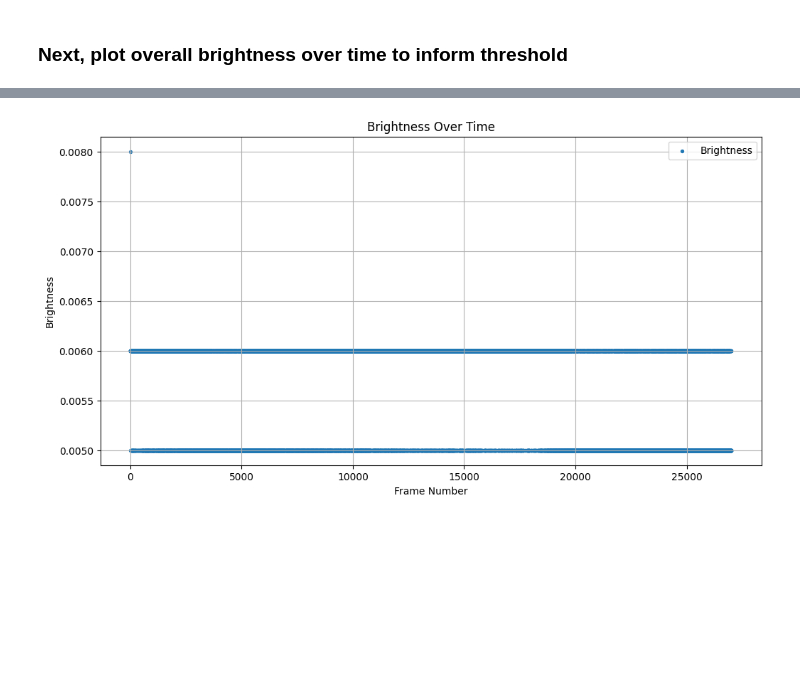
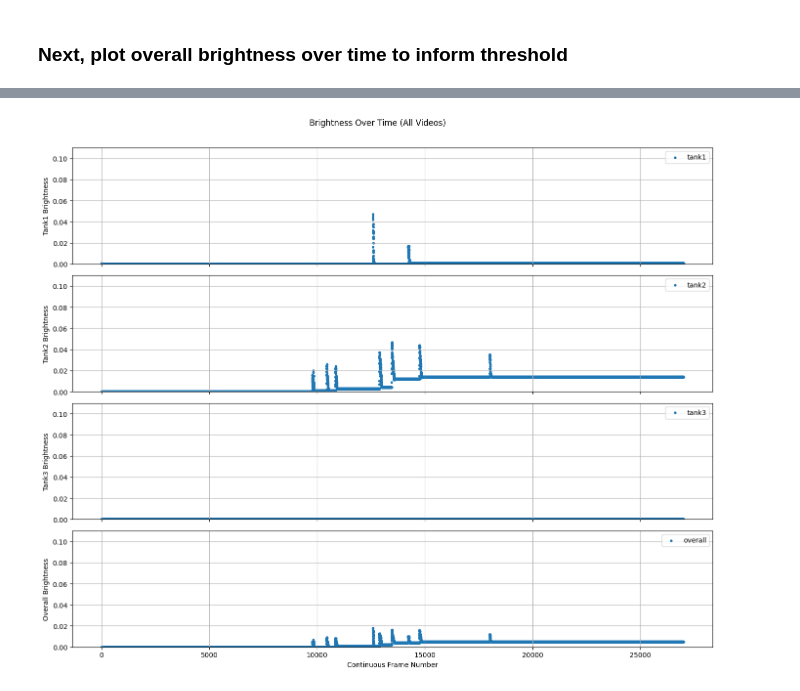
Before and after one commit to ucsb-oakley-lab/lunar, a Jupyter notebook: notebooks/Panama_April2025/Find_Contours_in_Video.ipynb, the cells around one changed output, grey strips where cells are left out. Drawn from its saved outputs; the diff is of its cells as text; code cells hidden in the pictures; blank space fills up the shorter version.

```diff
--- a/notebooks/Panama_April2025/Find_Contours_in_Video.ipynb
+++ b/notebooks/Panama_April2025/Find_Contours_in_Video.ipynb
@@ -68,21 +197,47 @@ subprocess.run([
 # %%
-#Plot brightness over time
-
 import pandas as pd
 import matplotlib.pyplot as plt
 
-# Load CSV results
-csv_path = '../../results/041025PA_experimental_brightness.csv'
-df = pd.read_csv(csv_path, header=None)
+# Load CSV results (assumes one header row)
+csv_path = '../../results/concatenated_brightness.csv'
+df = pd.read_csv(csv_path)
 
-# Plot frame (col 0) vs brightness (col 2) as points
-plt.figure(figsize=(12, 6))
-plt.scatter(df[0], df[2], label='Brightness', s=8)
-plt.xlabel('Frame Number')
-plt.ylabel('Brightness')
-plt.title('Brightness Over Time')
-plt.legend()
-plt.grid(True)
+# Renumber frames to be continuous
+frame_col = 'frame'
+source_file_col = 'source_file' if 'source_file' in df.columns else df.columns[-1]
+new_frame_numbers = []
+current_frame = 0
+last_file = None
+
+for idx, row in df.iterrows():
+    file = row[source_file_col]
+    if file != last_file:
+        current_frame = 0
+        last_file = file
+    current_frame += 1
+    new_frame_numbers.append(current_frame if idx == 0 else new_frame_numbers[-1] + 1 if file == last_file else 1)
+
+
+# Assign a global continuous frame number
+df['continuous_frame'] = range(1, len(df) + 1)# Cap brightness values above 0.1 at 0.1 for plotting
+def cap_brightness(series, cap=0.1):
+    return series.apply(lambda val: cap if val > cap else val)
+
+# Plot 4 stacked plots: tank1, tank2, tank3, overall
+fig, axes = plt.subplots(4, 1, figsize=(14, 12), sharex=True)
+tank_cols = ['tank1', 'tank2', 'tank3', 'overall']
+
+for i, col in enumerate(tank_cols):
+    y = cap_brightness(df[col])
+    axes[i].scatter(df['continuous_frame'], y, s=8)
+    axes[i].set_ylabel(f'{col.capitalize()} Brightness')
+    axes[i].set_ylim(0, 0.11)
+    axes[i].grid(True)
+    axes[i].legend([col])
+
+axes[-1].set_xlabel('Continuous Frame Number')
+plt.suptitle('Brightness Over Time (All Videos)')
+plt.tight_layout(rect=[0, 0.03, 1, 0.97])
 plt.show()
 # %% [output]
-[figure, old version]
+[figure, new version]
```
Also changed, not shown: parts of 9 cells of this notebook, 42 other files.
